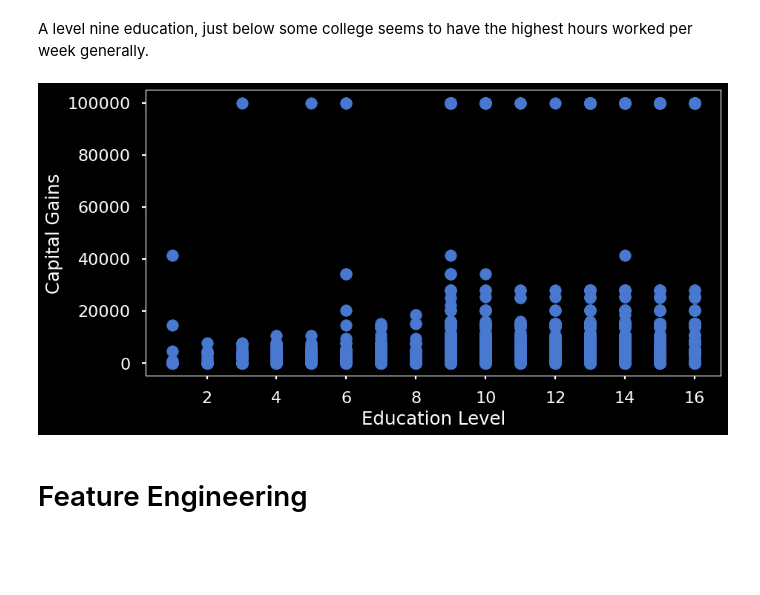
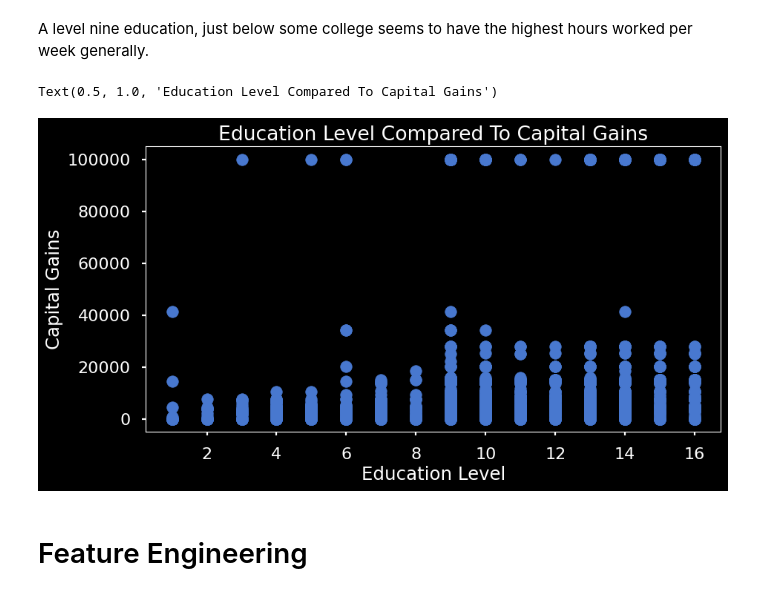
Before and after one commit to JamisonHunter/Adult-Income-Prediction, a Jupyter notebook: adult_income_prediction_j_hunter.ipynb, the cells around one changed output. Drawn from its saved outputs; the diff is of its cells as text; code cells hidden in the pictures; blank space fills up the shorter version.

```diff
--- a/adult_income_prediction_j_hunter.ipynb
+++ b/adult_income_prediction_j_hunter.ipynb
@@ -349,11 +346,16 @@ ax.set(xlabel='Education Level', ylabel='Hours Worked Per Week');
 # %% [markdown]
 A level nine education, just below some college seems to have the highest hours worked per week generally.
 # %%
+capital = df["capital-gain"].values
+education = df["educational-num"].values
+
 fig, ax = plt.subplots(figsize=(10,5))
 ax.scatter(education, capital);
 ax.set(xlabel='Education Level', ylabel='Capital Gains');
+ax.set_title("Education Level Compared To Capital Gains")
 # %% [output]
+Text(0.5, 1.0, 'Education Level Compared To Capital Gains')
-[figure, old version]
+[figure, new version]
 # %% [markdown]
 # Feature Engineering
 # %%
```
Also changed, not shown: parts of 12 cells of this notebook.
